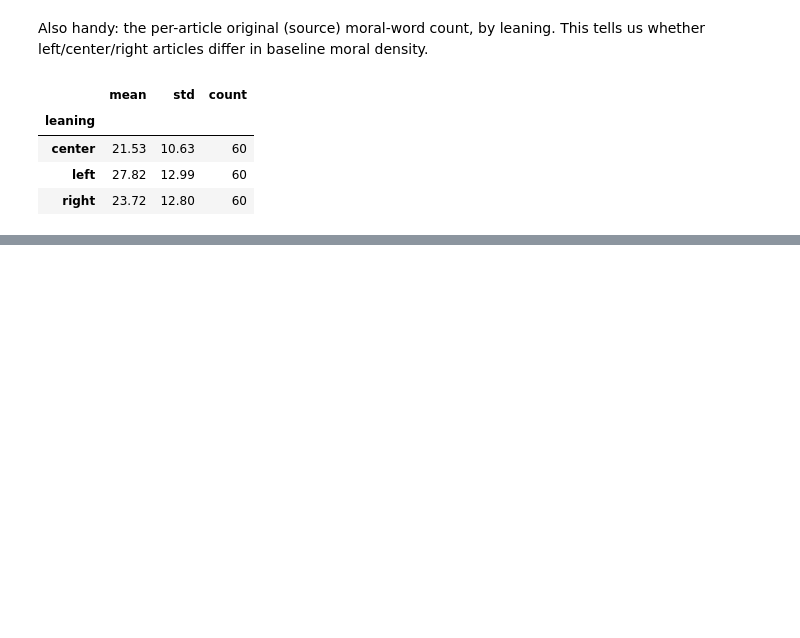
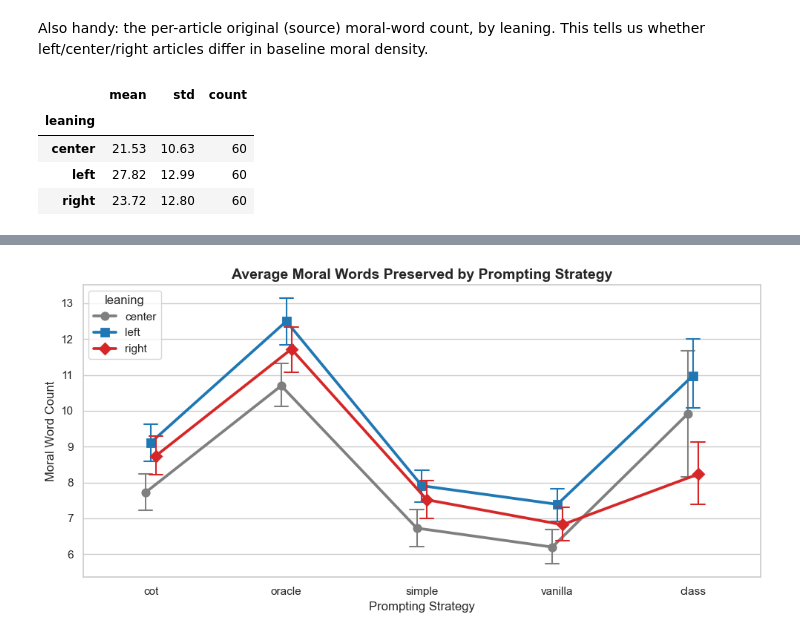
Before and after one commit to AnishDeshpande1/moral-summarization-nlp4society, a Jupyter notebook: notebooks/Political_fairness_audit.ipynb, the cells around one changed output, grey strips where cells are left out. Drawn from its saved outputs; the diff is of its cells as text; code cells hidden in the pictures; blank space fills up the shorter version.

Commit message:
visualizations and statistical significance testing

```diff
--- a/notebooks/Political_fairness_audit.ipynb
+++ b/notebooks/Political_fairness_audit.ipynb
@@ -133,0 +144,17 @@ original_moral_density
+# %%
+# Pivot the metrics into columns (long_df was already built above!)
+df_pivoted = long_df.pivot_table(
+    index=['model', 'dataset', 'article', 'leaning', 'prompting_method'],
+    columns='metric',
+    values='value',
+    aggfunc='first'
+).reset_index()
+
+df = df_pivoted
+
+# Drop rows where leaning is missing (e.g., MPQA dataset)
+df = df.dropna(subset=['leaning'])
+
+# Drop 'original' prompting_method since it represents the baseline article
+df_summaries = df[df['prompting_method'] != 'original']
+df_summaries.head()
@@ -133,0 +280,25 @@ original_moral_density
+# %%
+sns.set_theme(style="whitegrid", palette="muted")
+ideology_colors = {'left': '#1f77b4', 'center': '#7f7f7f', 'right': '#d62728'}
+
+if 'moral_count' in df_summaries.columns:
+    plt.figure(figsize=(10, 5))
+    sns.pointplot(
+        data=df_summaries,
+        x='prompting_method',
+        y='moral_count',
+        hue='leaning',
+        palette=ideology_colors,
+        dodge=True,
+        markers=['o', 's', 'D'],
+        capsize=.1,
+        err_kws={'linewidth': 1.5}
+    )
+    plt.title('Average Moral Words Preserved by Prompting Strategy', fontsize=14, fontweight='bold')
+    plt.xlabel('Prompting Strategy', fontsize=12)
+    plt.ylabel('Moral Word Count', fontsize=12)
+    plt.tight_layout()
+    plt.savefig('fig1_moral_count_trend.png', dpi=300)
+    plt.show()
+# %% [output]
+[figure, added]
```
Also changed, not shown: parts of 19 cells of this notebook.
